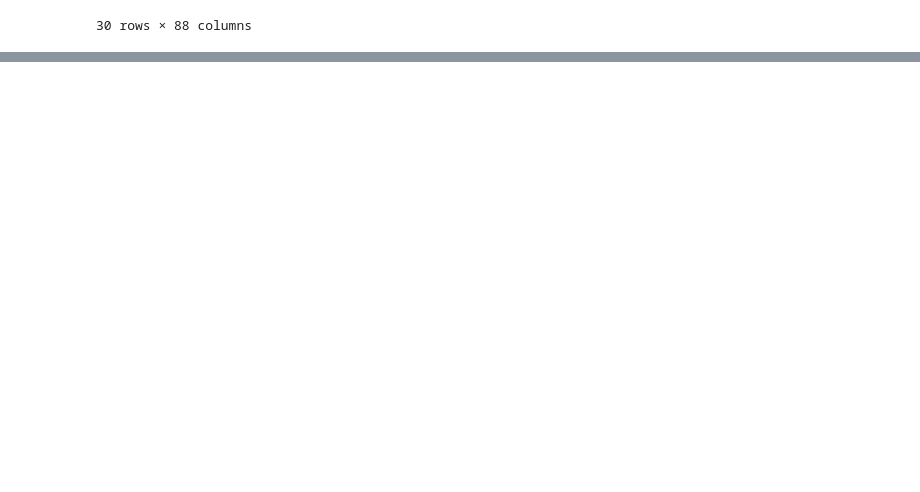
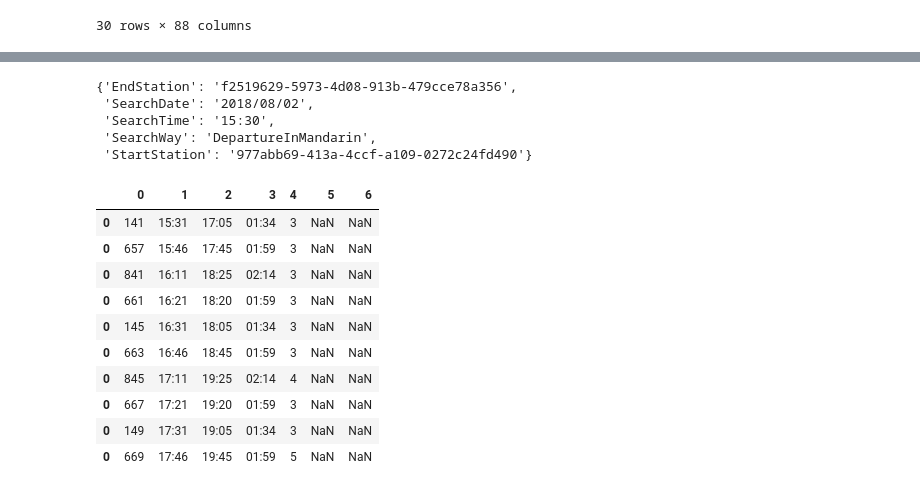
Before and after one commit to YuHsuanLin/pythonetl, a Jupyter notebook: cb102/CB102_20180802.ipynb, the cells around one changed output, grey strips where cells are left out. Cells and saved outputs as stored; diff of their text form; code cells hidden in the pictures; blank space fills up the shorter version.

```diff
--- a/cb102/CB102_20180802.ipynb
+++ b/cb102/CB102_20180802.ipynb
@@ -631,0 +671,40 @@ df.reset_index(drop=True).to_csv('../591_examples.csv')
+# %%
+data = dict()
+import re
+for i in data_str.split('\n'):
+    m = re.match('(\w+): (.+)',i)
+    if m:
+        data[m.group(1)] = m.group(2)
+# %%
+data
+# %% [output]
+{'EndStation': 'f2519629-5973-4d08-913b-479cce78a356',
+ 'SearchDate': '2018/08/02',
+ 'SearchTime': '15:30',
+ 'SearchWay': 'DepartureInMandarin',
+ 'StartStation': '977abb69-413a-4ccf-a109-0272c24fd490'}
+# %%
+res = requests.post(url,data=data)
+soup = BeautifulSoup(res.text,'lxml')
+# %%
+result_table =soup.find('section',attrs={'class':'result_table'})
+tb = result_table.select('.toTouch')[0].select('table')[0]
+# %%
+df = pd.DataFrame([])
+for td in result_table.select('.toTouch'):
+    df_ = pd.read_html( td.select('table')[0].prettify() )[0]
+    df = pd.concat([df,df_])
+# %%
+df
+# %% [output]
+|  | 0 | 1 | 2 | 3 | 4 | 5 | 6 |
+| 0 | 141 | 15:31 | 17:05 | 01:34 | 3 | NaN | NaN |
+| 0 | 657 | 15:46 | 17:45 | 01:59 | 3 | NaN | NaN |
+| 0 | 841 | 16:11 | 18:25 | 02:14 | 3 | NaN | NaN |
+| 0 | 661 | 16:21 | 18:20 | 01:59 | 3 | NaN | NaN |
+| 0 | 145 | 16:31 | 18:05 | 01:34 | 3 | NaN | NaN |
+| 0 | 663 | 16:46 | 18:45 | 01:59 | 3 | NaN | NaN |
+| 0 | 845 | 17:11 | 19:25 | 02:14 | 4 | NaN | NaN |
+| 0 | 667 | 17:21 | 19:20 | 01:59 | 3 | NaN | NaN |
+| 0 | 149 | 17:31 | 19:05 | 01:34 | 3 | NaN | NaN |
+| 0 | 669 | 17:46 | 19:45 | 01:59 | 5 | NaN | NaN |
```
Also changed, not shown: parts of 8 cells of this notebook.
